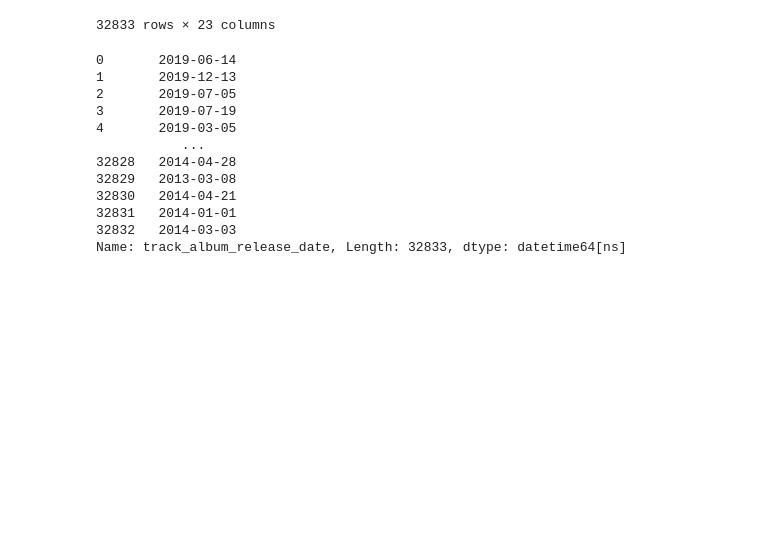
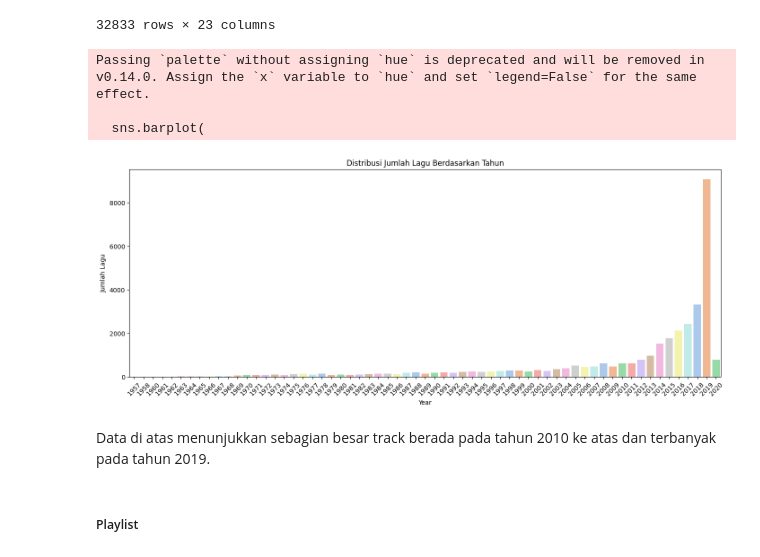
Before and after one commit to ricii1/Music-Recommendation-System, a Jupyter notebook: RecommendationSystem.ipynb, the cells around one changed output. Cells and saved outputs as stored; diff of their text form; code cells hidden in the pictures; blank space fills up the shorter version.

Commit message:
feat: data understanding done

```diff
--- a/RecommendationSystem.ipynb
+++ b/RecommendationSystem.ipynb
@@ -245,18 +171,29 @@ raw_data
 | 32831 | 2m69mhnfQ1Oq6lGtXuYhgX | Only For You - Maor Levi Remix | Mat Zo | 15 | 1fGrOkHnHJcStl14zNx8Jy | Only For You (Remixes) | ... |
 | 32832 | 29zWqhca3zt5NsckZqDf6c | Typhoon - Original Mix | Julian Calor | 27 | 0X3mUOm6MhxR7PzxG95rAo | Typhoon/Storm | ... |
 32833 rows × 23 columns
-# %%
-raw_data.track_album_release_date.
-# %% [output]
-0       2019-06-14
-1       2019-12-13
-2       2019-07-05
-3       2019-07-19
-4       2019-03-05
-           ...
-32828   2014-04-28
-32829   2013-03-08
-32830   2014-04-21
-32831   2014-01-01
-32832   2014-03-03
-Name: track_album_release_date, Length: 32833, dtype: datetime64[ns]
+# %%
+year_counts = raw_data.track_album_release_date.dt.year.value_counts().reset_index()
+year_counts.columns = ["year", "count"]
+
+# Plot
+plt.figure(figsize=(17, 6))
+sns.barplot(
+    x="year",
+    y="count",
+    data=year_counts.sort_values(by="year"),
+    palette="pastel",
+)
+plt.title("Distribusi Jumlah Lagu Berdasarkan Tahun")
+plt.xlabel("Year")
+plt.ylabel("Jumlah Lagu")
+plt.xticks(rotation=45)
+plt.show()
+# %% [output]
+Passing `palette` without assigning `hue` is deprecated and will be removed in v0.14.0. Assign the `x` variable to `hue` and set `legend=False` for the same effect.
+
+  sns.barplot(
+[figure, added]
+# %% [markdown]
+Data di atas menunjukkan sebagian besar track berada pada tahun 2010 ke atas dan terbanyak pada tahun 2019.
+# %% [markdown]
+##### Playlist
```
Also changed, not shown: parts of 35 cells of this notebook.
